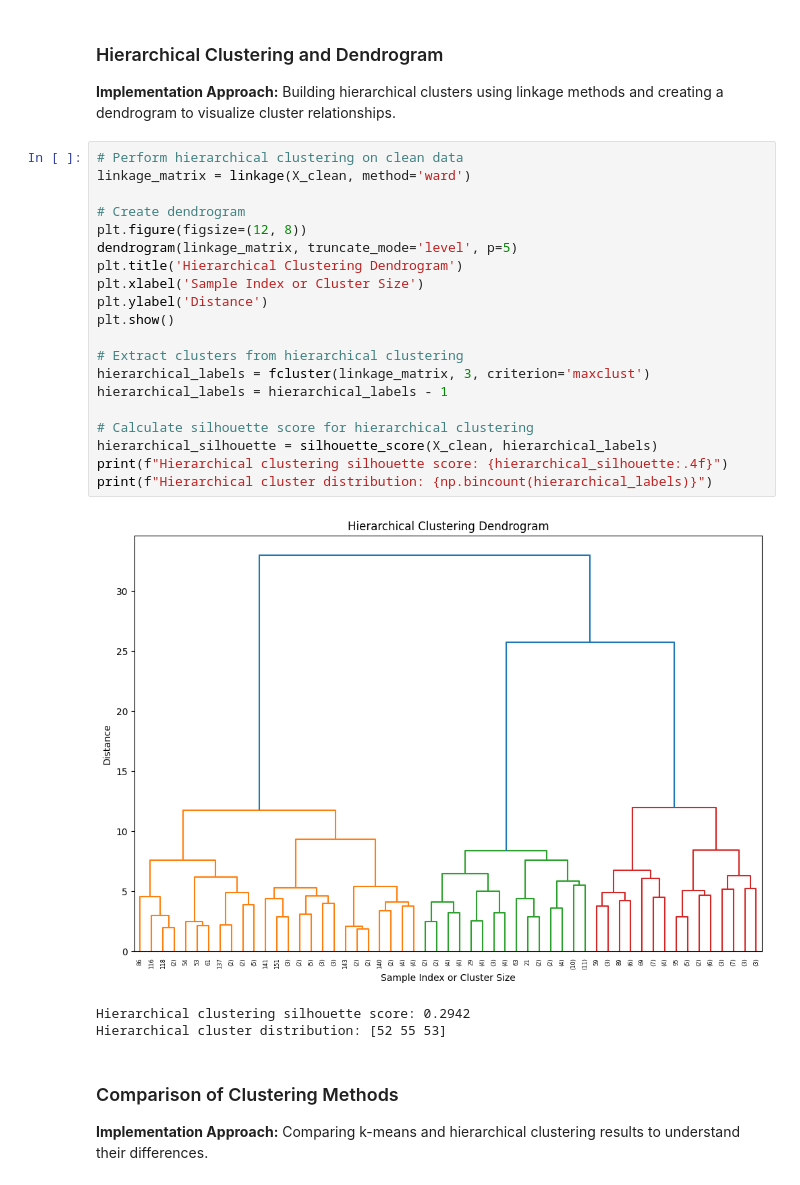
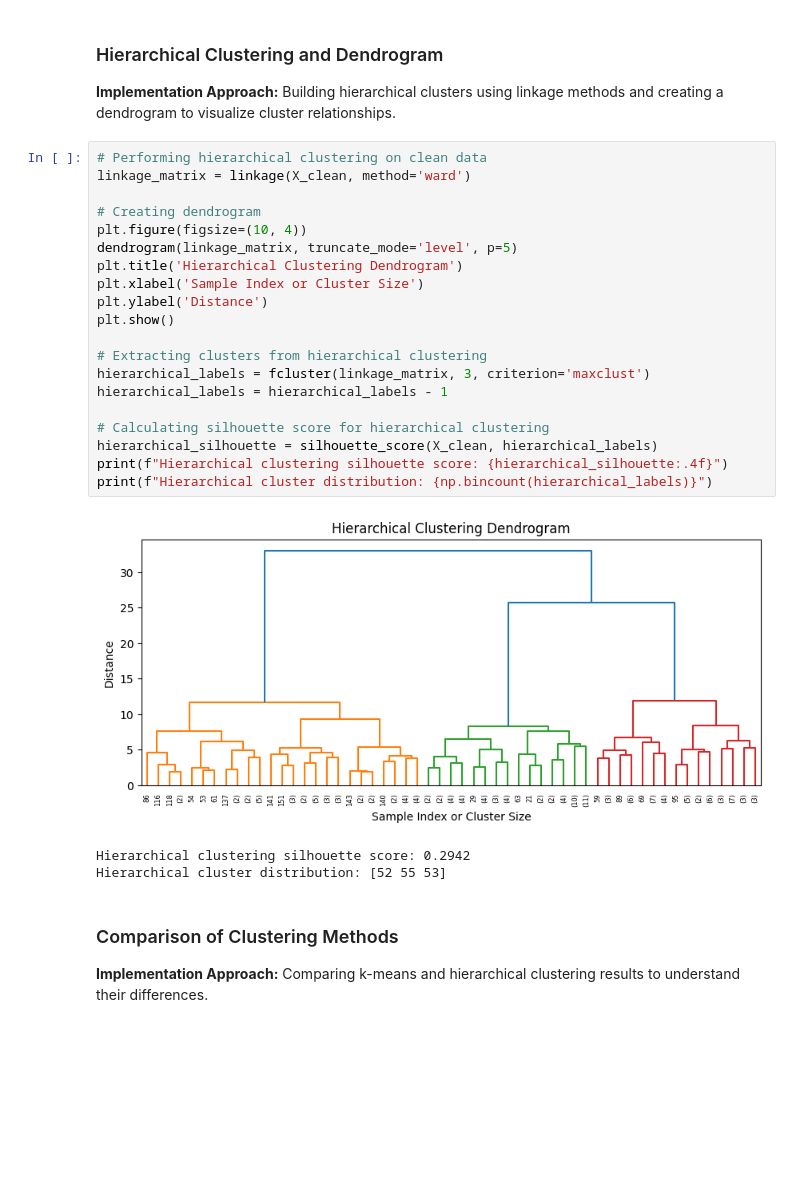
Before and after one commit to SaJiDuR-RaHmAn154/Lab_Repository, a Jupyter notebook: CSE_4120/Lab_6/Lab6.ipynb, the cells around one changed output. Cells and saved outputs as stored; diff of their text form; blank space fills up the shorter version.

```diff
--- a/CSE_4120/Lab_6/Lab6.ipynb
+++ b/CSE_4120/Lab_6/Lab6.ipynb
@@ -134,27 +127,27 @@ Best k: 3 (score: 0.3004)
 **Implementation Approach:**
 Building hierarchical clusters using linkage methods and creating a dendrogram to visualize cluster relationships.
 # %%
-# Perform hierarchical clustering on clean data
+# Performing hierarchical clustering on clean data
 linkage_matrix = linkage(X_clean, method='ward')
 
-# Create dendrogram
-plt.figure(figsize=(12, 8))
+# Creating dendrogram
+plt.figure(figsize=(10, 4))
 dendrogram(linkage_matrix, truncate_mode='level', p=5)
 plt.title('Hierarchical Clustering Dendrogram')
 plt.xlabel('Sample Index or Cluster Size')
 plt.ylabel('Distance')
 plt.show()
 
-# Extract clusters from hierarchical clustering
+# Extracting clusters from hierarchical clustering
 hierarchical_labels = fcluster(linkage_matrix, 3, criterion='maxclust')
 hierarchical_labels = hierarchical_labels - 1
 
-# Calculate silhouette score for hierarchical clustering
+# Calculating silhouette score for hierarchical clustering
 hierarchical_silhouette = silhouette_score(X_clean, hierarchical_labels)
 print(f"Hierarchical clustering silhouette score: {hierarchical_silhouette:.4f}")
 print(f"Hierarchical cluster distribution: {np.bincount(hierarchical_labels)}")
 # %% [output]
-[figure, old version]
+[figure, new version]
 Hierarchical clustering silhouette score: 0.2942
 Hierarchical cluster distribution: [52 55 53]
 # %% [markdown]
```
Also changed, not shown: parts of 6 cells of this notebook, 21 other files.
